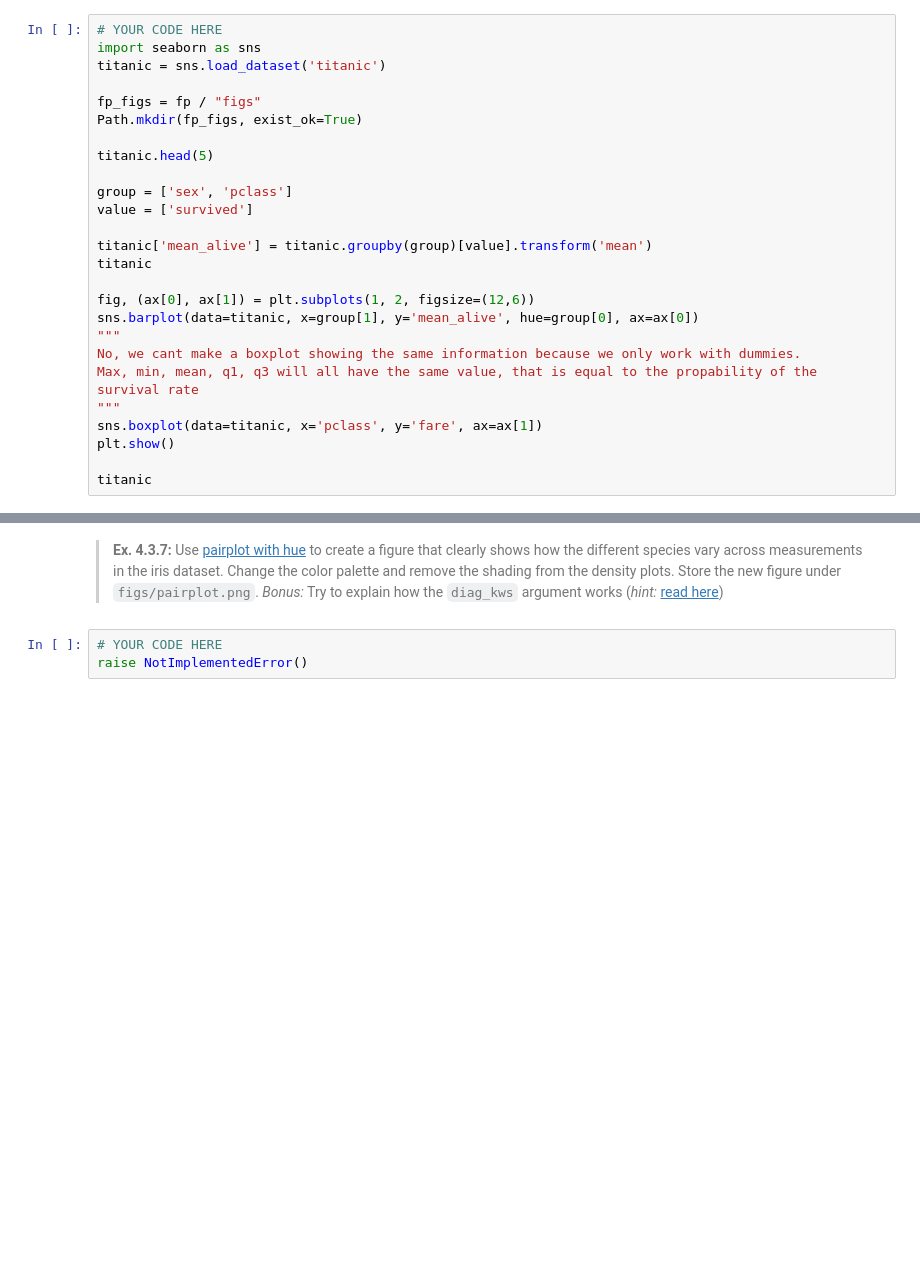
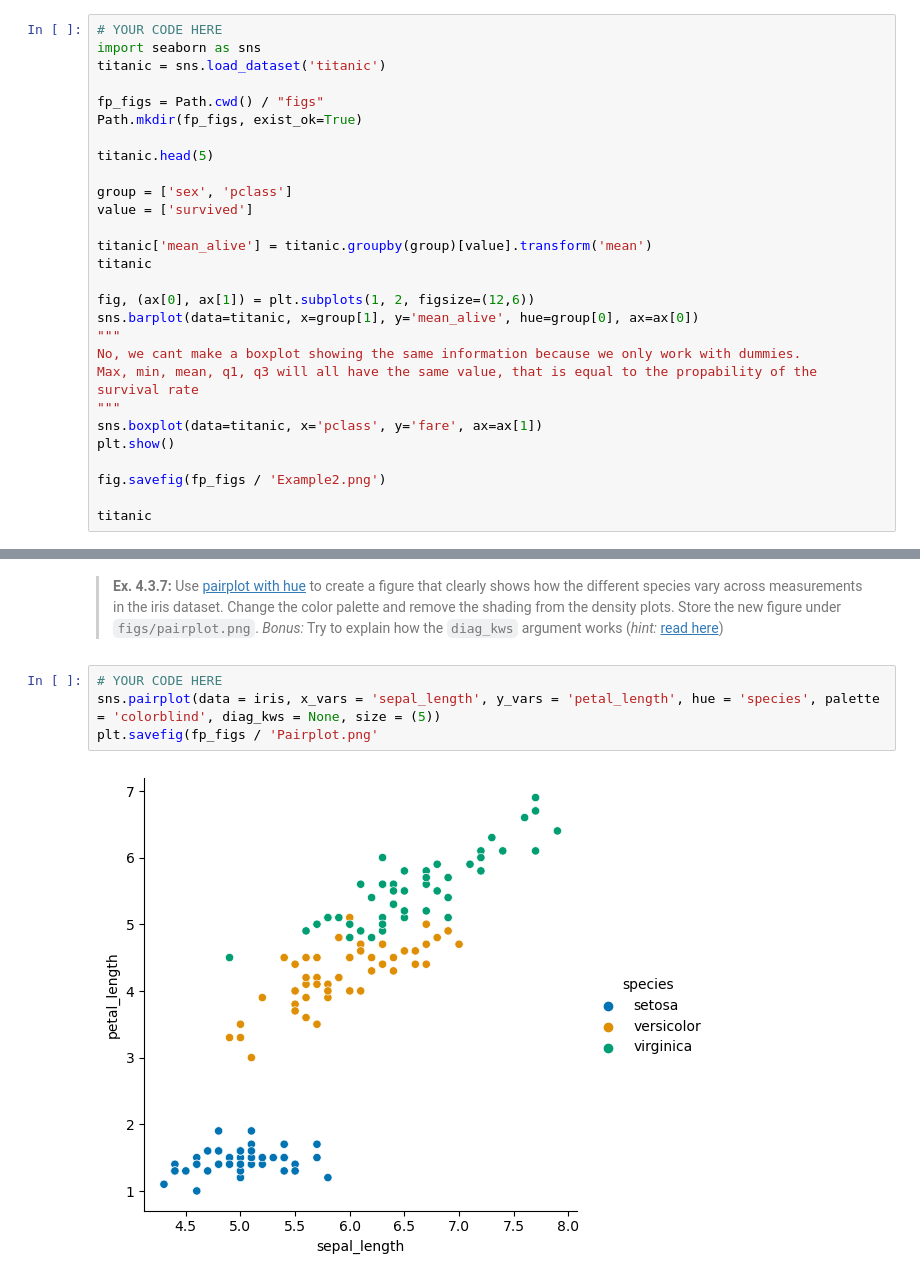
Before and after one commit to Gr-Elena/isds2023_group31, a Jupyter notebook: assignment_1_Mathias.ipynb, the cells around one changed output, grey strips where cells are left out. Cells and saved outputs as stored; diff of their text form; blank space fills up the shorter version.

```diff
--- a/assignment_1_Mathias.ipynb
+++ b/assignment_1_Mathias.ipynb
@@ -612,7 +612,7 @@ m  # Display map
 import seaborn as sns
 titanic = sns.load_dataset('titanic')
 
-fp_figs = fp / "figs"
+fp_figs = Path.cwd() / "figs"
 Path.mkdir(fp_figs, exist_ok=True)
 
 titanic.head(5)
@@ -632,6 +632,8 @@ Max, min, mean, q1, q3 will all have the same value, that is equal to the propab
 sns.boxplot(data=titanic, x='pclass', y='fare', ax=ax[1])
 plt.show()
 
+fig.savefig(fp_figs / 'Example2.png')
+
 titanic
 # %% [output]
 [figure]
@@ -664,5 +697,8 @@ raise NotImplementedError()
 # %% [markdown]
 > **Ex. 4.3.7:** Use [pairplot with hue](https://seaborn.pydata.org/generated/seaborn.pairplot.html) to create a figure that clearly shows how the different species vary across measurements in the iris dataset. Change the color palette and remove the shading from the density plots. Store the new figure under `figs/pairplot.png`. _Bonus:_ Try to explain how the `diag_kws` argument works (_hint:_ [read here](https://stackoverflow.com/questions/1769403/understanding-kwargs-in-python))
-# %%
-# YOUR CODE HERE
-raise NotImplementedError()
+# %%
+# YOUR CODE HERE
+sns.pairplot(data = iris, x_vars = 'sepal_length', y_vars = 'petal_length', hue = 'species', palette = 'colorblind', diag_kws = None, size = (5))
+plt.savefig(fp_figs / 'Pairplot.png'
+# %% [output]
+[figure, added]
```
Also changed, not shown: parts of 2 cells of this notebook.
